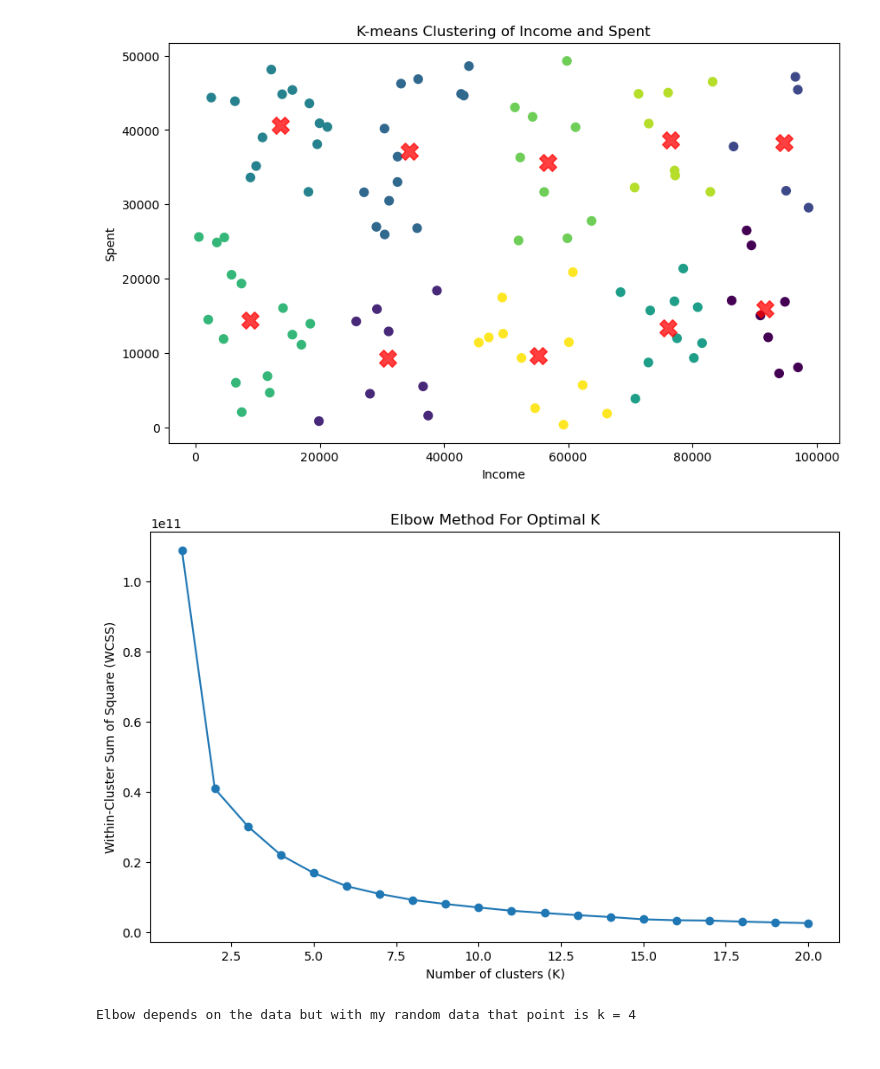
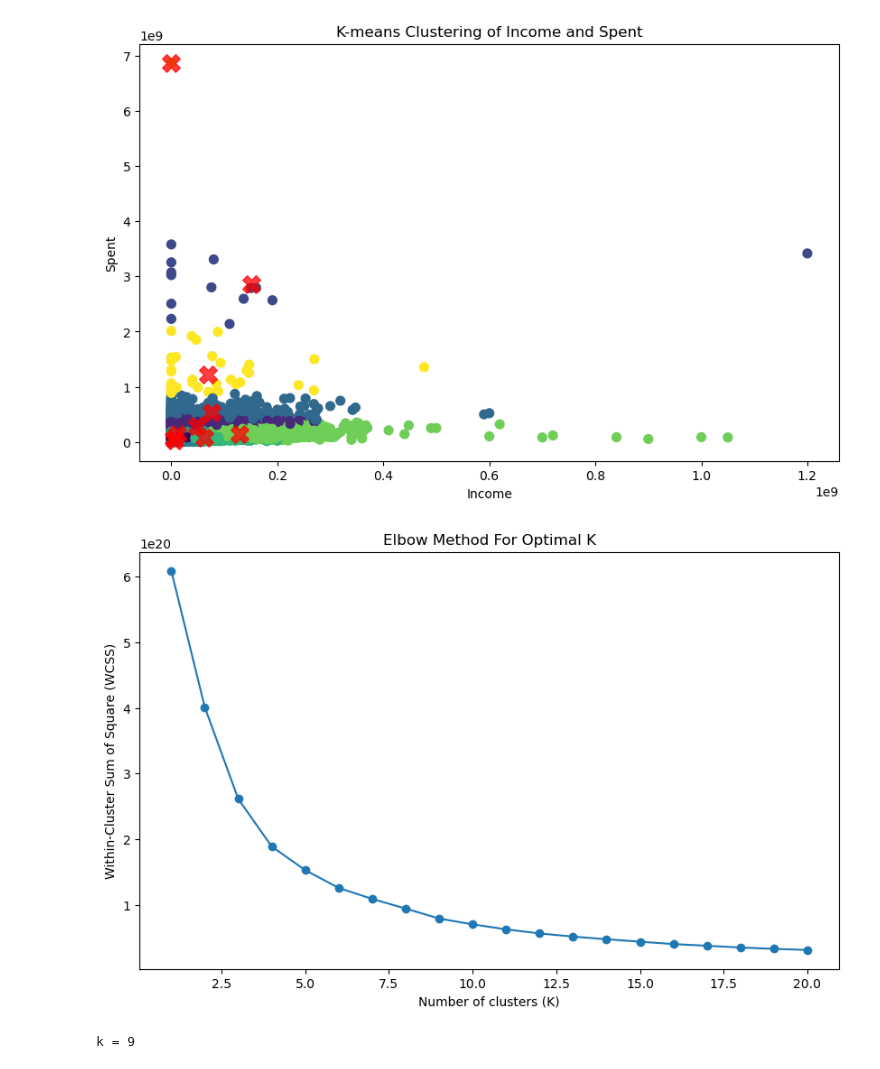
Before and after one commit to sinaaasghari/First-Try, a Jupyter notebook: kmeans.ipynb, the cells around one changed output. Drawn from its saved outputs; the diff is of its cells as text; code cells hidden in the pictures.

```diff
--- a/kmeans.ipynb
+++ b/kmeans.ipynb
@@ -1,13 +1,16 @@
+# %%
+import numpy as np
+import matplotlib.pyplot as plt
+from sklearn.cluster import KMeans
+import pandas as pd
+
+df=pd.read_excel('df.xlsx')
+df1 = df[(df['year']==98) | (df['year']==1401)]
+df1
+
+incomes = df1['sum_netincome_w_m']
+spent   = df1['Costs_sum']
 # %%
-import numpy as np
-import matplotlib.pyplot as plt
-from sklearn.cluster import KMeans
-
-np.random.seed(42)
-incomes = np.random.rand(100) * 100000
-spent = np.random.rand(100) * 50000
-
-# incomes and expenditures must be handled in preprocessing part
 
 #######################
 # clustering part one #
@@ -21,35 +24,36 @@ kmeans.fit(data)
 
 labels = kmeans.labels_
 centroids = kmeans.cluster_centers_
-
 plt.figure(figsize=(10, 6))
+# plt.xlim(0, 0.6 * 1e9)
+# plt.ylim(0, 4 * 1e9)
 plt.scatter(data[:, 0], data[:, 1], c=labels, s=50, cmap='viridis')
 plt.scatter(centroids[:, 0], centroids[:, 1], c='red', s=200, alpha=0.75, marker='X')
 plt.xlabel('Income')
 plt.ylabel('Spent')
 plt.title('K-means Clustering of Income and Spent')
 plt.show()
 
 #######################
 # clustering part two #
 #######################
 
 wcss = []
 
 for k in range(1, 21):
     kmeans = KMeans(n_clusters=k, n_init=10, random_state=42)
     kmeans.fit(data)
     wcss.append(kmeans.inertia_)
 
 plt.figure(figsize=(10, 6))
 plt.plot(range(1, 21), wcss, marker='o')
 plt.xlabel('Number of clusters (K)')
 plt.ylabel('Within-Cluster Sum of Square (WCSS)')
 plt.title('Elbow Method For Optimal K')
 plt.show()
 
-print("Elbow depends on the data but with my random data that point is k = 4")
+print("k = 9")
 # %% [output]
-[figure, old version]
+[figure, new version]
-[figure, old version]
+[figure, new version]
-Elbow depends on the data but with my random data that point is k = 4
+k = 9
```
